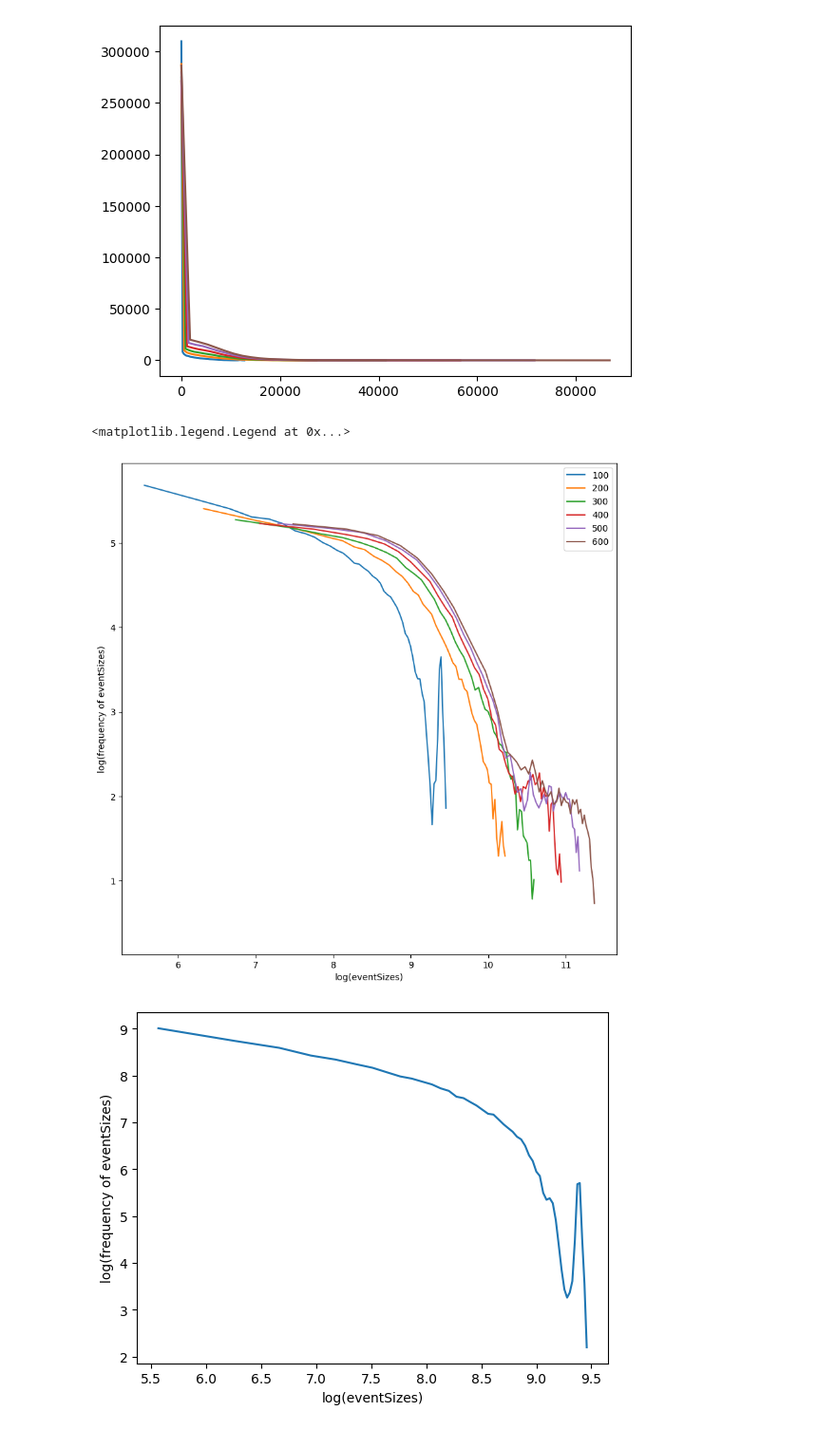
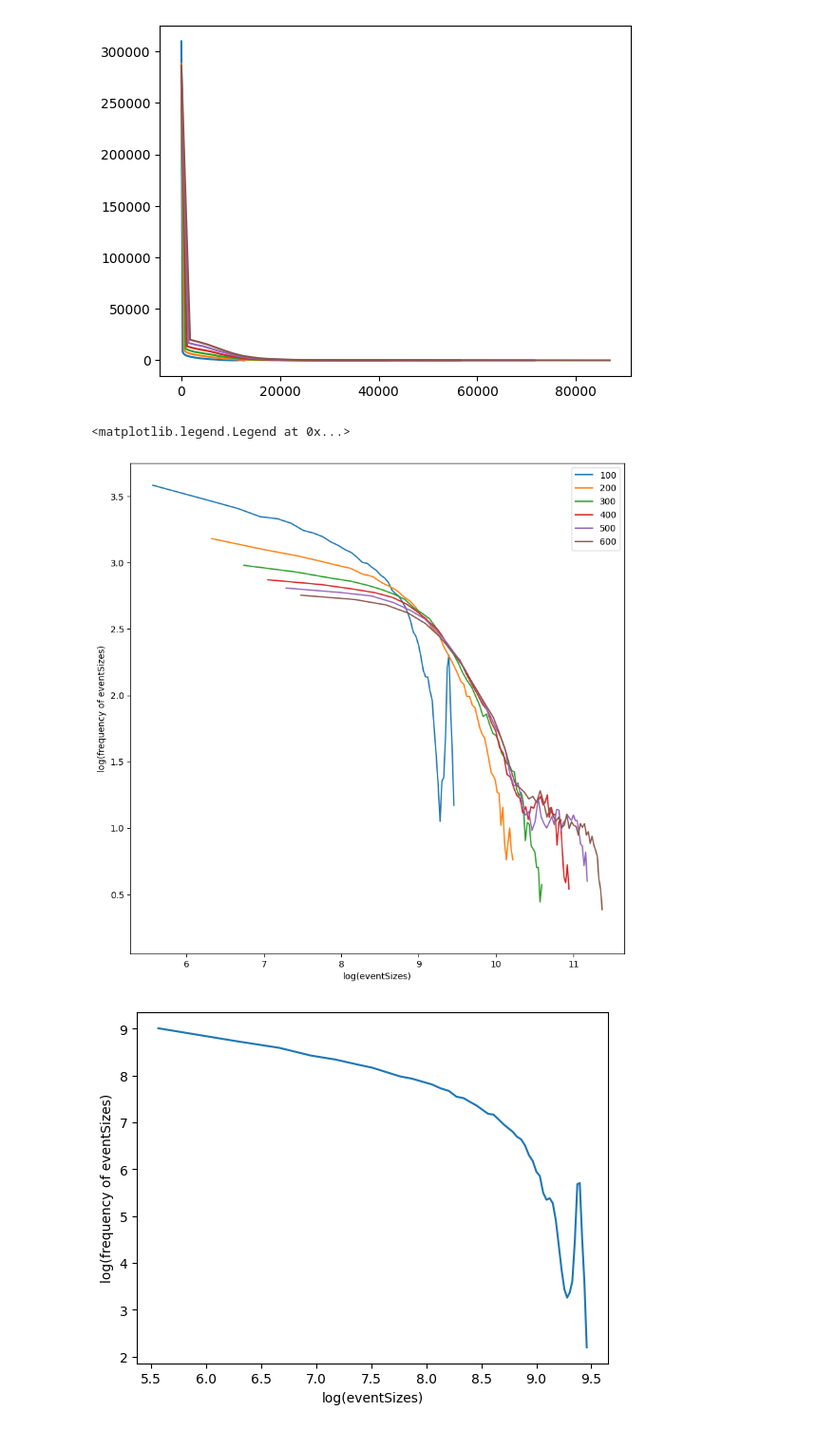
Before and after one commit to alireza-astane/Burridge_Knopoff_Model, a Jupyter notebook: BK_model/BKMoldel.ipynb, the cells around one changed output. Shown at 95% size. Saved outputs shown, nothing was run; the diff lists cells and outputs as text; code cells hidden in the pictures.

```diff
--- a/BK_model/BKMoldel.ipynb
+++ b/BK_model/BKMoldel.ipynb
@@ -260,25 +260,25 @@ plt.plot(size6[:-1],freq6)
 # %%
 
 plt.figure(figsize=(10,10))
 
-exponent = -0.1
+exponent = -0.2
 plt.plot(np.log(size1[:-1]),np.log(freq1)*100**exponent)
 plt.plot(np.log(size2[:-1]),np.log(freq2)*200**exponent)
 plt.plot(np.log(size3[:-1]),np.log(freq3)*300**exponent)
 plt.plot(np.log(size4[:-1]),np.log(freq4)*400**exponent)
 plt.plot(np.log(size5[:-1]),np.log(freq5)*500**exponent)
 plt.plot(np.log(size6[:-1]),np.log(freq6)*600**exponent)
 
 
 
 plt.xlabel("log(eventSizes)")
 plt.ylabel("log(frequency of eventSizes)")
 plt.legend([100,200,300,400,500,600])
 
 # plt.savefig("fig1_1.png")
 # %% [output]
 <matplotlib.legend.Legend at 0x...>
-[figure, old version]
+[figure, new version]
 # %%
 freq,size = np.histogram((eventsSizes).cpu(),bins=50)
 # plt.title("log(frequency of eventSizes) vs log(eventSizes) for independent sampling")
```
